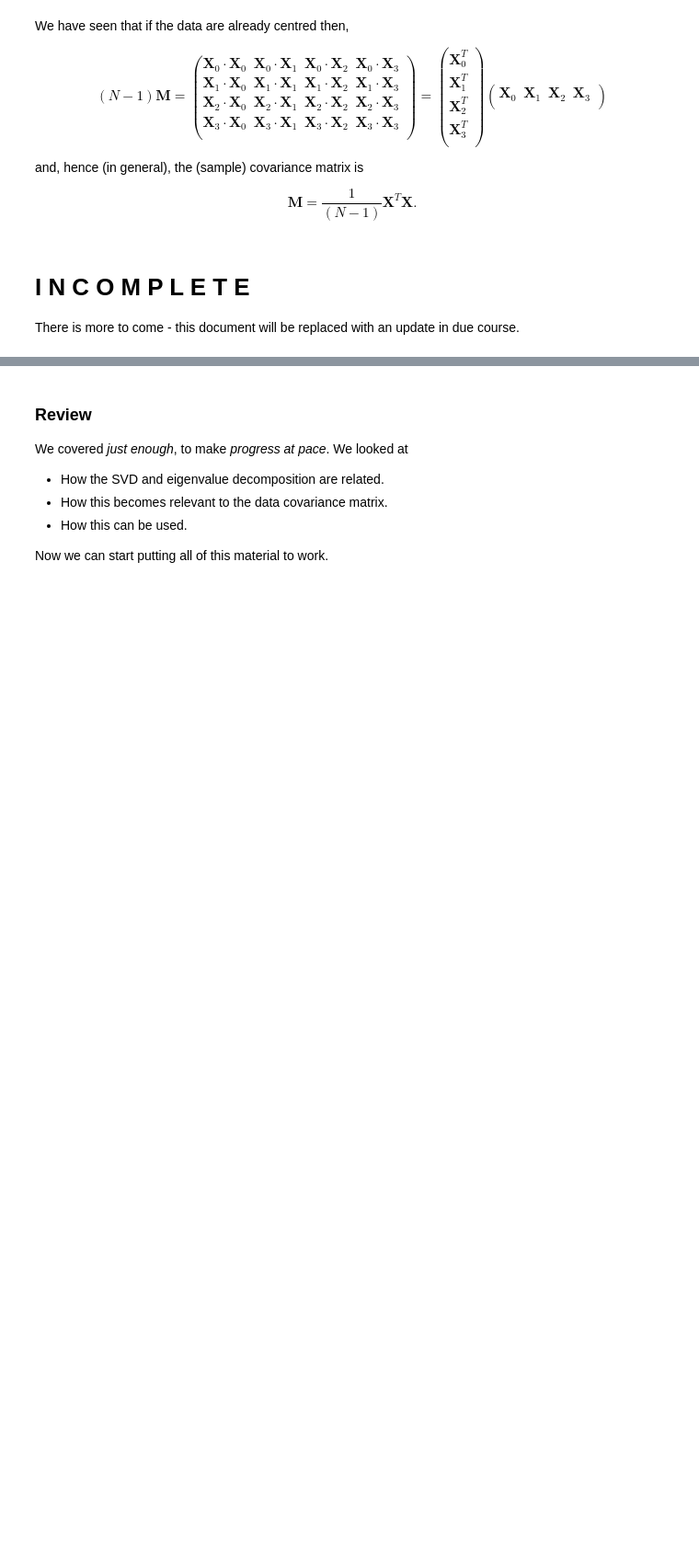
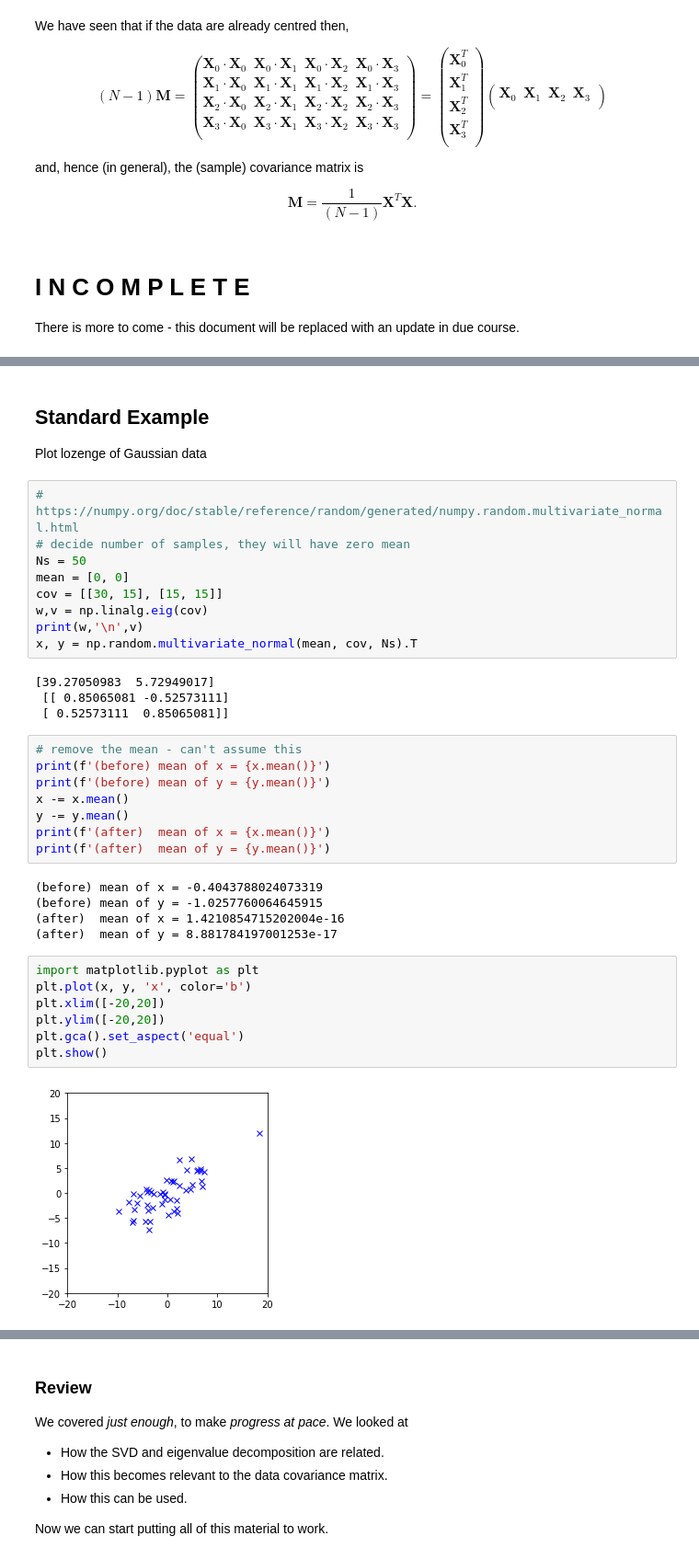
Before and after one commit to variationalform/FML, a Jupyter notebook: notebooks/10_pca.ipynb, the cells around one changed output, grey strips where cells are left out. Shown at 92% size. Drawn from its saved outputs; the diff is of its cells as text; blank space fills up the shorter version.

```diff
--- a/notebooks/10_pca.ipynb
+++ b/notebooks/10_pca.ipynb
@@ -317,0 +395,39 @@ There is more to come - this document will be replaced with an update in due cou
+# %% [markdown]
+## Standard Example
+
+Plot lozenge of Gaussian data
+# %%
+# https://numpy.org/doc/stable/reference/random/generated/numpy.random.multivariate_normal.html
+# decide number of samples, they will have zero mean
+Ns = 50
+mean = [0, 0]
+cov = [[30, 15], [15, 15]]
+w,v = np.linalg.eig(cov)
+print(w,'\n',v)
+x, y = np.random.multivariate_normal(mean, cov, Ns).T
+# %% [output]
+[39.27050983  5.72949017]
+ [[ 0.85065081 -0.52573111]
+ [ 0.52573111  0.85065081]]
+# %%
+# remove the mean - can't assume this
+print(f'(before) mean of x = {x.mean()}')
+print(f'(before) mean of y = {y.mean()}')
+x -= x.mean()
+y -= y.mean()
+print(f'(after)  mean of x = {x.mean()}')
+print(f'(after)  mean of y = {y.mean()}')
+# %% [output]
+(before) mean of x = -0.4043788024073319
+(before) mean of y = -1.0257760064645915
+(after)  mean of x = 1.4210854715202004e-16
+(after)  mean of y = 8.881784197001253e-17
+# %%
+import matplotlib.pyplot as plt
+plt.plot(x, y, 'x', color='b')
+plt.xlim([-20,20])
+plt.ylim([-20,20])
+plt.gca().set_aspect('equal')
+plt.show()
+# %% [output]
+[figure, added]
```
Also changed, not shown: parts of 37 cells of this notebook.
